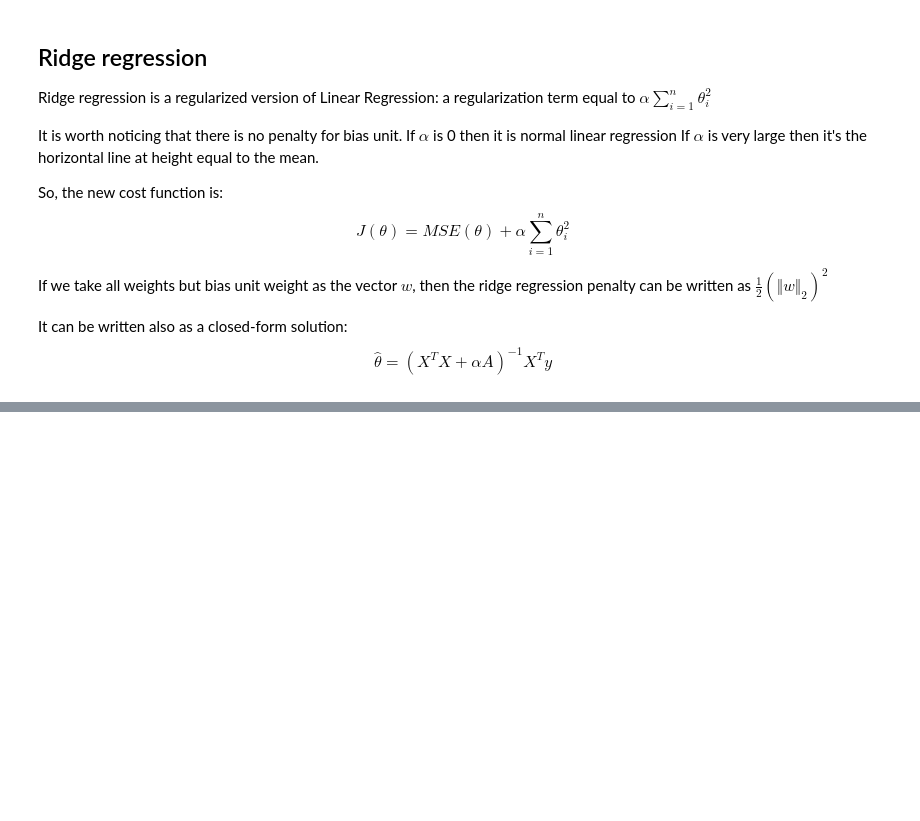
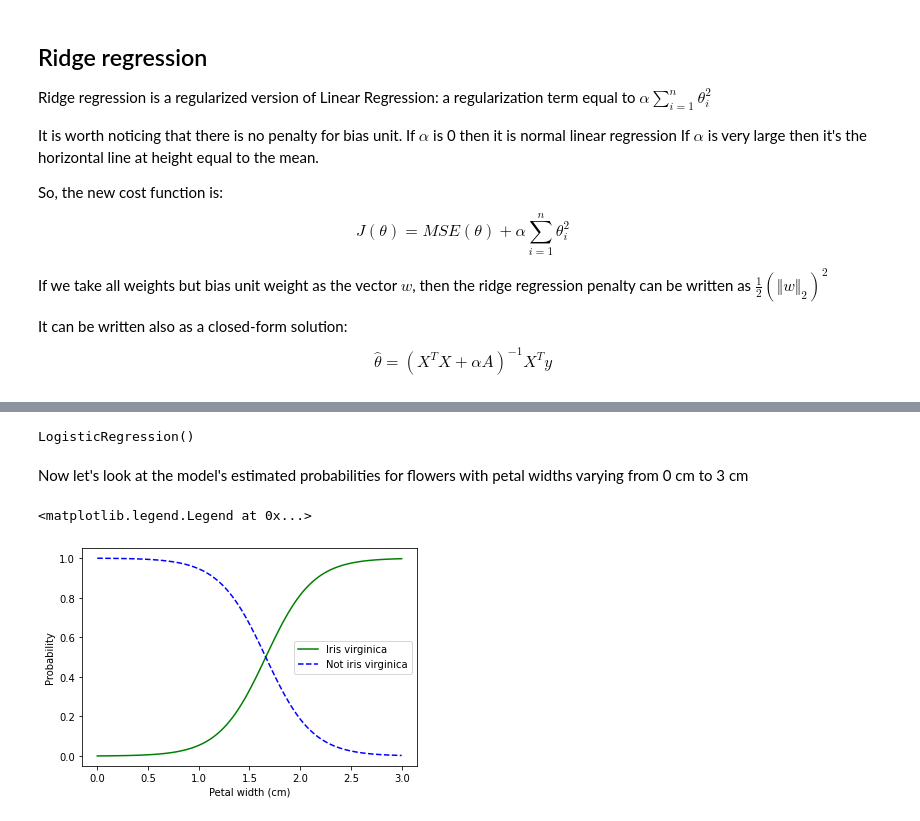
Before and after one commit to wkr1u18/MachineLearningSelfStudy, a Jupyter notebook: TrainingModels.ipynb, the cells around one changed output, grey strips where cells are left out. Drawn from its saved outputs; the diff is of its cells as text; code cells hidden in the pictures; blank space fills up the shorter version.

Commit message:
add logistic and softmax regression

```diff
--- a/TrainingModels.ipynb
+++ b/TrainingModels.ipynb
@@ -271,0 +309,4 @@ $$\hat{\theta}=(X^{T}X+\alpha A)^{-1}X^{T}y$$
+# %%
+from sklearn import datasets
+iris = datasets.load_iris()
+list(iris.keys())
@@ -271,0 +321,22 @@ $$\hat{\theta}=(X^{T}X+\alpha A)^{-1}X^{T}y$$
+# %%
+X = iris["data"][:,3:] # petal width
+y = (iris["target"] == 2).astype(np.int)
+# %%
+from sklearn.linear_model import LogisticRegression
+log_reg = LogisticRegression()
+log_reg.fit(X,y)
+# %% [output]
+LogisticRegression()
+# %% [markdown]
+Now let's look at the model's estimated probabilities for flowers with petal widths varying from 0 cm to 3 cm
+# %%
+X_new = np.linspace(0,3,100).reshape(-1,1)
+y_proba = log_reg.predict_proba(X_new)
+plt.plot(X_new,y_proba[:,1],"g-", label="Iris virginica")
+plt.plot(X_new, y_proba[:,0],"b--", label="Not iris virginica")
+plt.xlabel("Petal width (cm)")
+plt.ylabel("Probability")
+plt.legend()
+# %% [output]
+<matplotlib.legend.Legend at 0x...>
+[figure, added]
```
Also changed, not shown: parts of 22 cells of this notebook.
